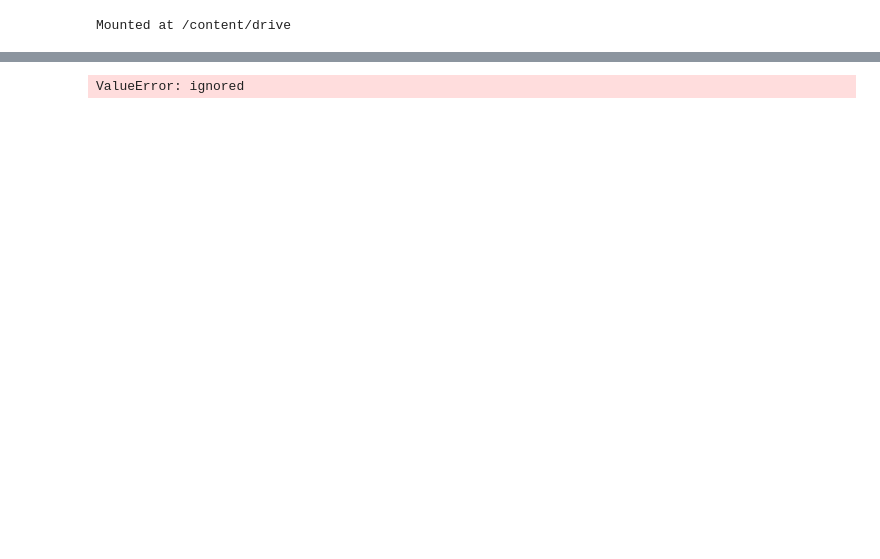
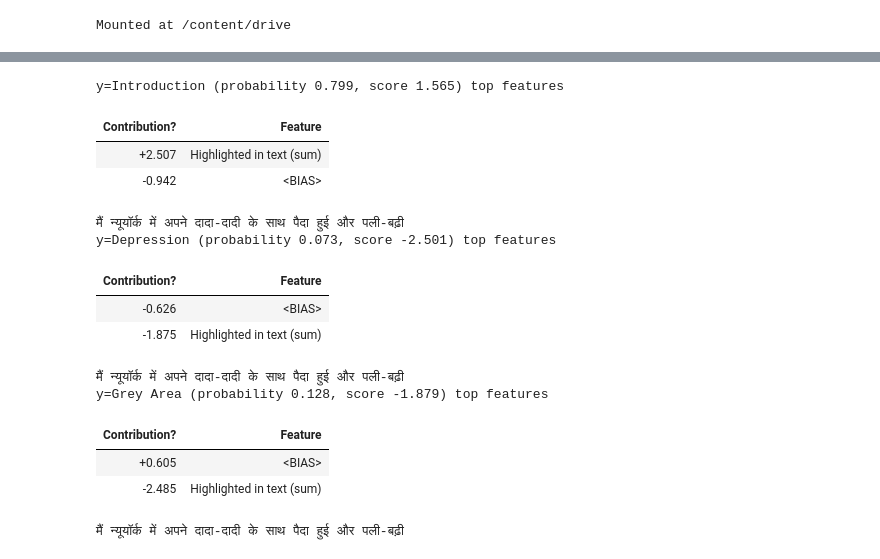
Before and after one commit to ChaitaliV/Objective-criterias-to-quantify-the-accuracy-of-explanation, a Jupyter notebook: LIME.ipynb, the cells around one changed output, grey strips where cells are left out. Drawn from its saved outputs; the diff is of its cells as text; code cells hidden in the pictures; blank space fills up the shorter version.

```diff
--- a/LIME.ipynb
+++ b/LIME.ipynb
@@ -110,7 +80,20 @@ SequenceClassifierOutput(loss=None, logits=tensor([[-0.3109, -0.2764,  0.4995]],
 # %%
 # Show the explanation with the actual words
-te.fit('मैं न्यूयॉर्क में अपने दादा-दादी के साथ पैदा हुई और पली-बढ़ी', adapter)
-explanation = te.show_weights(target_names=['Introduction','Depression','Grey Area'], feature_names=get_vocab(text))
-print(explanation)
+te.fit(text, adapter)
+te.explain_prediction(target_names=['Introduction','Depression','Grey Area'])
 # %% [output]
-ValueError: ignored
+y=Introduction (probability 0.799, score 1.565) top features
+| Contribution? | Feature |
+| +2.507 | Highlighted in text (sum) |
+| -0.942 | <BIAS> |
+मैं न्यूयॉर्क में अपने दादा-दादी के साथ पैदा हुई और पली-बढ़ी
+y=Depression (probability 0.073, score -2.501) top features
+| Contribution? | Feature |
+| -0.626 | <BIAS> |
+| -1.875 | Highlighted in text (sum) |
+मैं न्यूयॉर्क में अपने दादा-दादी के साथ पैदा हुई और पली-बढ़ी
+y=Grey Area (probability 0.128, score -1.879) top features
+| Contribution? | Feature |
+| +0.605 | <BIAS> |
+| -2.485 | Highlighted in text (sum) |
+मैं न्यूयॉर्क में अपने दादा-दादी के साथ पैदा हुई और पली-बढ़ी
```
Also changed, not shown: parts of 6 cells of this notebook.
